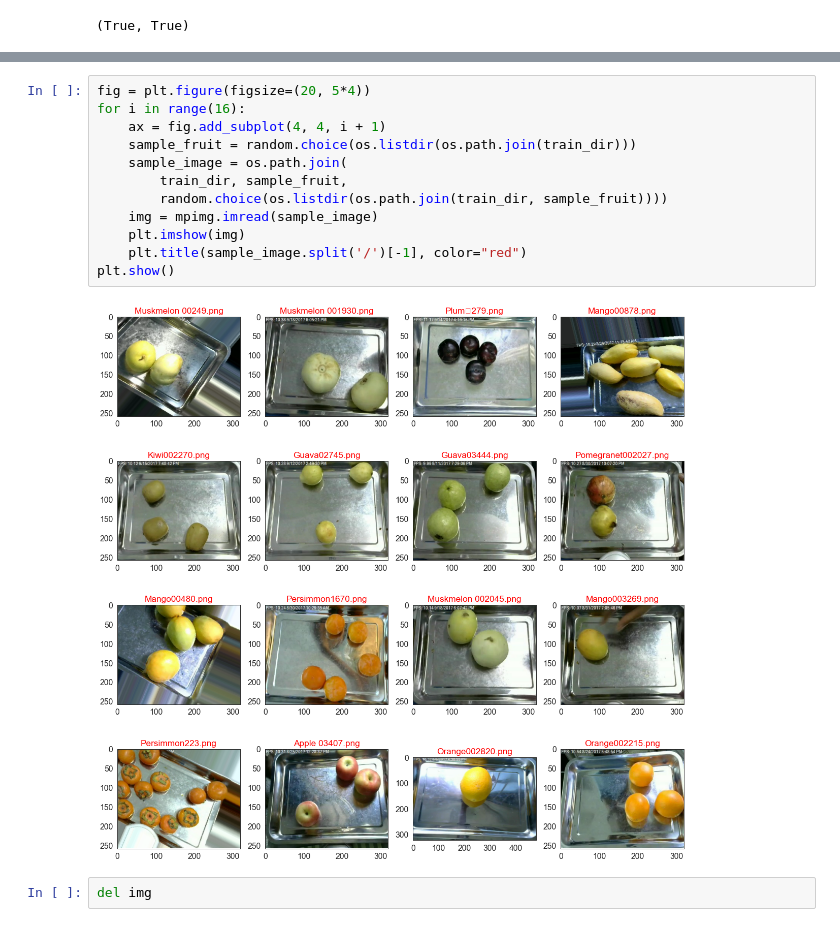
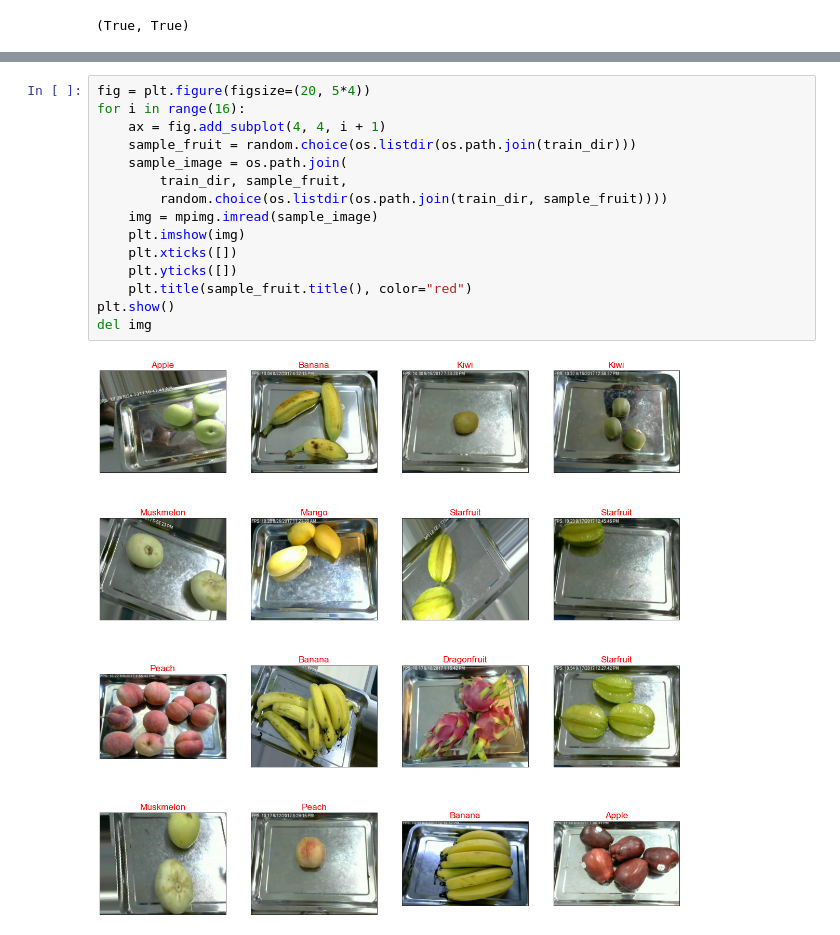
Before and after one commit to valmadrid/Image-Classification, a Jupyter notebook: fruit_image_classification.ipynb, the cells around one changed output, grey strips where cells are left out. Saved outputs shown, nothing was run; the diff lists cells and outputs as text.

```diff
--- a/fruit_image_classification.ipynb
+++ b/fruit_image_classification.ipynb
@@ -131,16 +131,17 @@ for subfolder in [train_dir, test_dir]:
 # %%
 fig = plt.figure(figsize=(20, 5*4))
 for i in range(16):
     ax = fig.add_subplot(4, 4, i + 1)
     sample_fruit = random.choice(os.listdir(os.path.join(train_dir)))
     sample_image = os.path.join(
         train_dir, sample_fruit,
         random.choice(os.listdir(os.path.join(train_dir, sample_fruit))))
     img = mpimg.imread(sample_image)
     plt.imshow(img)
-    plt.title(sample_image.split('/')[-1], color="red")
+    plt.xticks([])
+    plt.yticks([])
+    plt.title(sample_fruit.title(), color="red")
 plt.show()
+del img
 # %% [output]
-[figure, old version]
+[figure, new version]
-# %%
-del img
```
Also changed, not shown: parts of 24 cells of this notebook.
